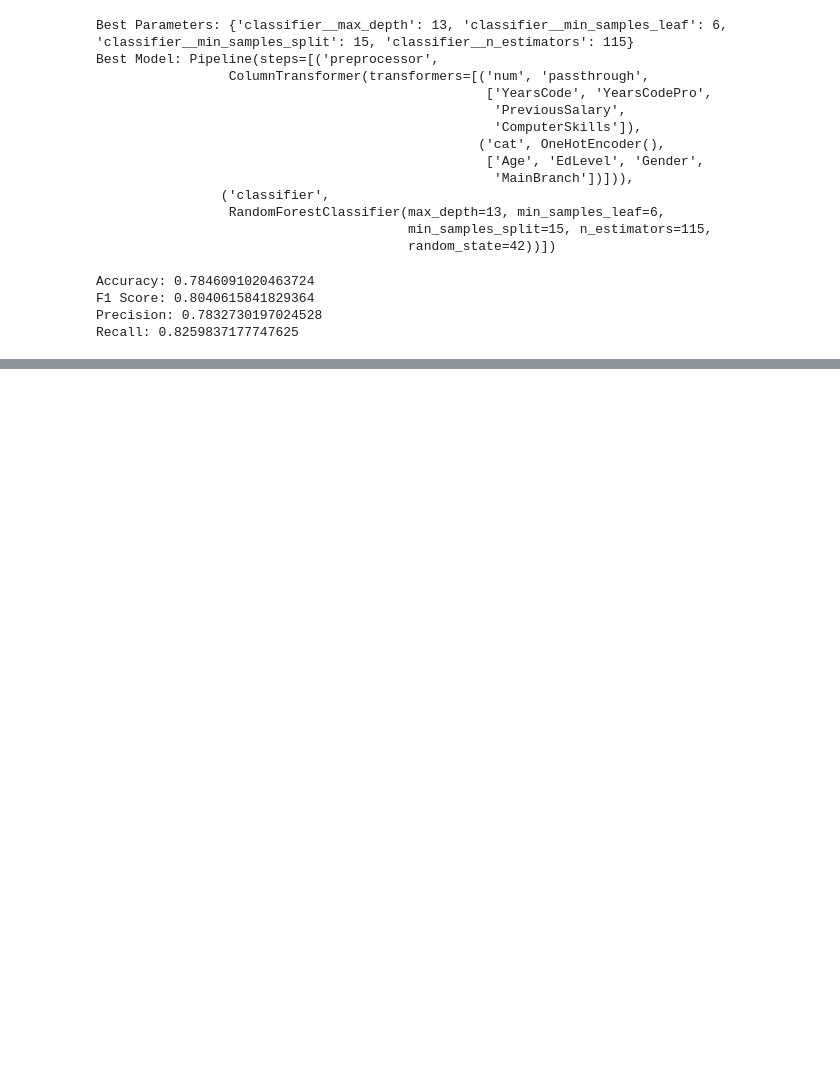
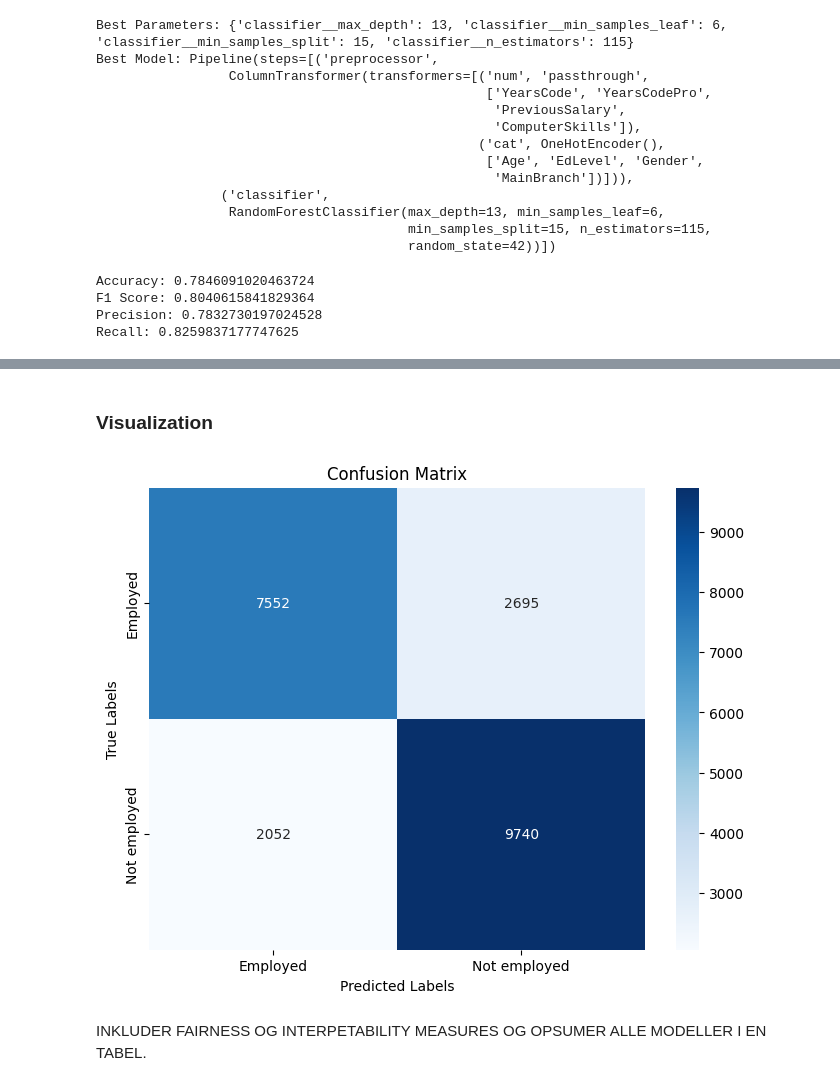
Before and after one commit to C21sja/KAN-CINTO1011U-Big-Data-ManagementPCS, a Jupyter notebook: SJA - Trees.ipynb, the cells around one changed output, grey strips where cells are left out. Saved outputs shown, nothing was run; the diff lists cells and outputs as text; code cells hidden in the pictures; blank space fills up the shorter version.

```diff
--- a/SJA - Trees.ipynb
+++ b/SJA - Trees.ipynb
@@ -89,9 +88,13 @@ pipeline = Pipeline(steps=[
 ])
 # %%
 # Step 5: Separate features and target variable
-X_train = train_df.drop('Employed', axis=1)
+"""X_train = train_df.drop('Employed', axis=1)
 y_train = train_df['Employed']
 X_test = test_df.drop('Employed', axis=1)
+y_test = test_df['Employed']"""
+X_train = train_df[categorical_cols + numerical_cols]
+y_train = train_df['Employed']
+X_test = test_df[categorical_cols + numerical_cols]
 y_test = test_df['Employed']
 # %%
 # Step 6: Train the pipeline on the training data
@@ -263,0 +340,28 @@ Recall: 0.8259837177747625
+# %% [markdown]
+### Visualization
+# %%
+import matplotlib.pyplot as plt
+import seaborn as sns
+from sklearn.metrics import confusion_matrix
+
+# Generate the confusion matrix
+cm = confusion_matrix(y_test, y_pred)  # Assuming y_test are your true labels and y_pred are your predictions
+
+# Create labels for the classes
+class_labels = ['Employed', 'Not employed']  # Replace with your actual class names/labels
+
+# Create a heatmap
+plt.figure(figsize=(8, 6))  # Can adjust the size as needed
+sns.heatmap(cm, annot=True, fmt='d', cmap='Blues', xticklabels=class_labels, yticklabels=class_labels)
+
+# Add labels and a title
+plt.ylabel('True Labels')
+plt.xlabel('Predicted Labels')
+plt.title('Confusion Matrix')
+
+# Show the plot
+plt.show()
+# %% [output]
+[figure, added]
+# %% [markdown]
+INKLUDER FAIRNESS OG INTERPETABILITY MEASURES OG OPSUMER ALLE MODELLER I EN TABEL.
```
Also changed, not shown: parts of 8 cells of this notebook.
